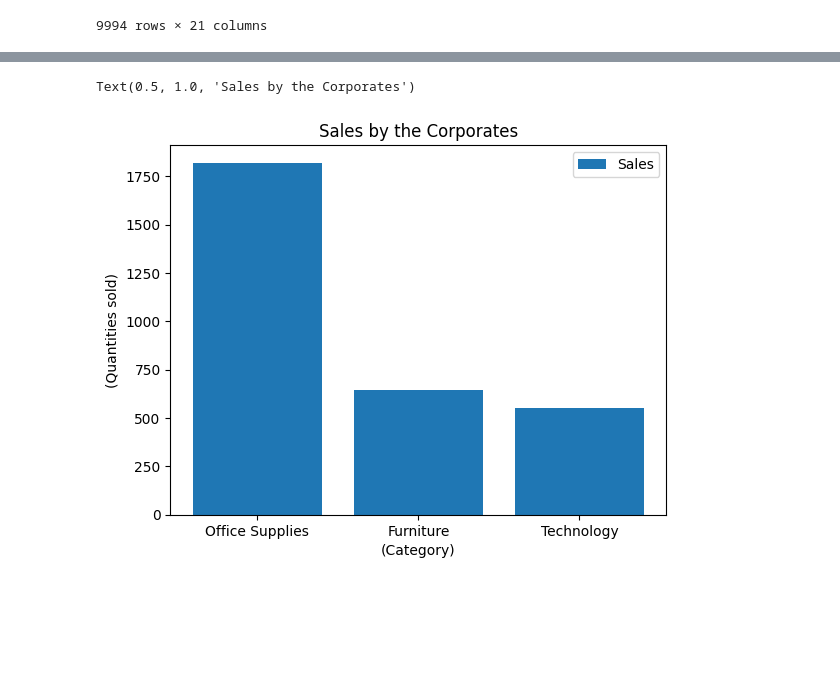
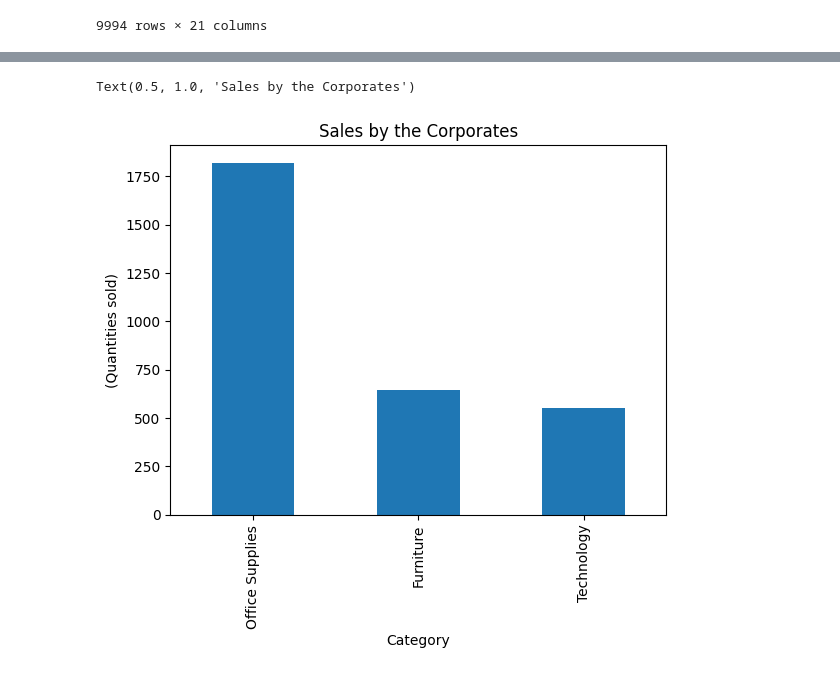
Before and after one commit to ankitg-02/sales_analysis, a Jupyter notebook: Corporate.ipynb, the cells around one changed output, grey strips where cells are left out. Cells and saved outputs as stored; diff of their text form; code cells hidden in the pictures; blank space fills up the shorter version.

```diff
--- a/Corporate.ipynb
+++ b/Corporate.ipynb
@@ -7,8 +7,8 @@ import matplotlib.pyplot as plt
 # %%
 #importing data from excelsheet
 corporate_sales=pd.read_excel("/content/Sample-sales-data-excel.xls")
-corporate=pd.Data Frame(corporate_sales)
-corporate
+data=pd.DataFrame(corporate_sales)
+data
 # %% [output]
 |  | Row ID | Order ID | Order Date | Ship Date | Ship Mode | Customer ID | Customer Name | Segment | Country | ... |
 | 0 | 1 | CA-2016-152156 | 2016-11-08 | 2016-11-11 | Second Class | CG-12520 | Claire Gute | Consumer | United States | ... |
@@ -65,0 +26,4 @@ dtype: object
+# %%
+corporate_mod=data.groupby('Segment')
+corporate_data=corporate_mod.get_group('Corporate')
+corporate_data
@@ -150,9 +131,8 @@ print(Corporate_category_quantity)
 # %%
 plt.xlabel("(Category)")
 plt.ylabel("(Quantities sold)")
-plt.bar(Corporate_category,Corporate_category_quantity,label="Sales")
-plt.legend()
+corporate_data['Category'].value_counts().plot(kind='bar')
 plt.title("Sales by the Corporates")
 # %% [output]
 Text(0.5, 1.0, 'Sales by the Corporates')
-[figure, old version]
+[figure, new version]
```
Also changed, not shown: parts of 11 cells of this notebook.
